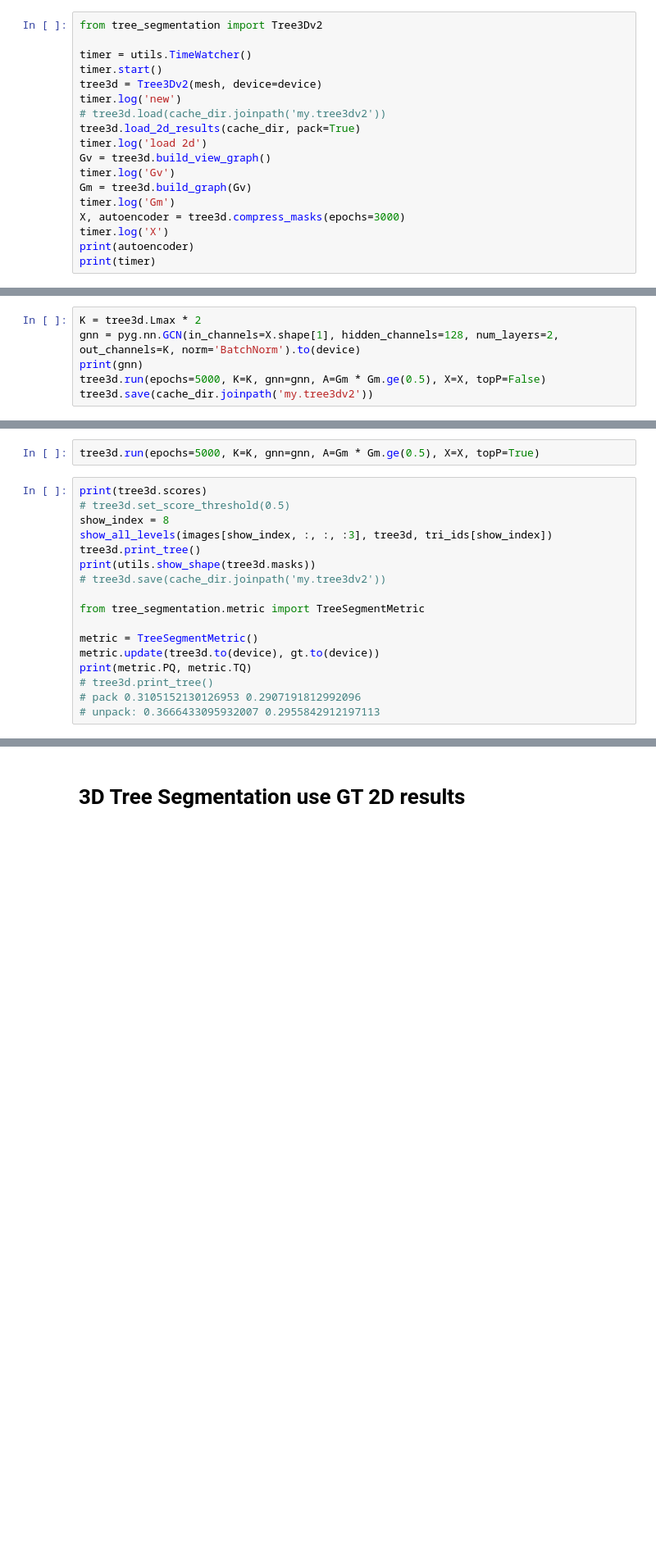
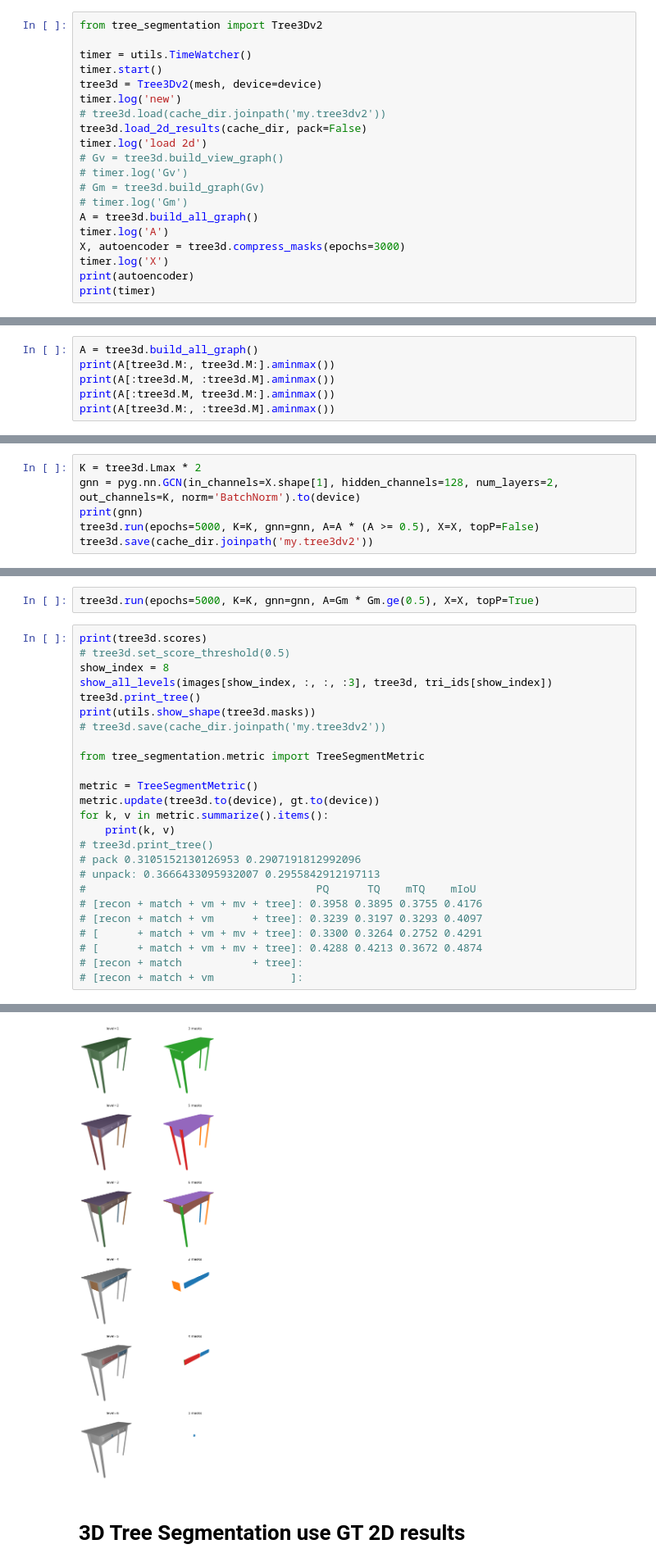
Before and after one commit to dnvtmf/OTS, a Jupyter notebook: notebooks/PartNet.ipynb, the cells around one changed output, grey strips where cells are left out. Shown at 82% size. Drawn from its saved outputs; the diff is of its cells as text; blank space fills up the shorter version.

```diff
--- a/notebooks/PartNet.ipynb
+++ b/notebooks/PartNet.ipynb
@@ -296,12 +317,14 @@ timer.start()
 tree3d = Tree3Dv2(mesh, device=device)
 timer.log('new')
 # tree3d.load(cache_dir.joinpath('my.tree3dv2'))
-tree3d.load_2d_results(cache_dir, pack=True)
+tree3d.load_2d_results(cache_dir, pack=False)
 timer.log('load 2d')
-Gv = tree3d.build_view_graph()
-timer.log('Gv')
-Gm = tree3d.build_graph(Gv)
-timer.log('Gm')
+# Gv = tree3d.build_view_graph()
+# timer.log('Gv')
+# Gm = tree3d.build_graph(Gv)
+# timer.log('Gm')
+A = tree3d.build_all_graph()
+timer.log('A')
 X, autoencoder = tree3d.compress_masks(epochs=3000)
 timer.log('X')
 print(autoencoder)
@@ -308,0 +350,6 @@ print(timer)
+# %%
+A = tree3d.build_all_graph()
+print(A[tree3d.M:, tree3d.M:].aminmax())
+print(A[:tree3d.M, :tree3d.M].aminmax())
+print(A[:tree3d.M, tree3d.M:].aminmax())
+print(A[tree3d.M:, :tree3d.M].aminmax())
@@ -310,5 +370,5 @@ print(timer)
 K = tree3d.Lmax * 2
 gnn = pyg.nn.GCN(in_channels=X.shape[1], hidden_channels=128, num_layers=2, out_channels=K, norm='BatchNorm').to(device)
 print(gnn)
-tree3d.run(epochs=5000, K=K, gnn=gnn, A=Gm * Gm.ge(0.5), X=X, topP=False)
+tree3d.run(epochs=5000, K=K, gnn=gnn, A=A * (A >= 0.5), X=X, topP=False)
 tree3d.save(cache_dir.joinpath('my.tree3dv2'))
@@ -327,7 +405,16 @@ from tree_segmentation.metric import TreeSegmentMetric
 
 metric = TreeSegmentMetric()
 metric.update(tree3d.to(device), gt.to(device))
-print(metric.PQ, metric.TQ)
+for k, v in metric.summarize().items():
+    print(k, v)
 # tree3d.print_tree()
 # pack 0.3105152130126953 0.2907191812992096
 # unpack: 0.3666433095932007 0.2955842912197113
+#                                    PQ      TQ    mTQ    mIoU
+# [recon + match + vm + mv + tree]: 0.3958 0.3895 0.3755 0.4176
+# [recon + match + vm      + tree]: 0.3239 0.3197 0.3293 0.4097
+# [      + match + vm + mv + tree]: 0.3300 0.3264 0.2752 0.4291
+# [      + match + vm + mv + tree]: 0.4288 0.4213 0.3672 0.4874
+# [recon + match           + tree]:
+# [recon + match + vm            ]:
+# %% [output]
@@ -334,3 +454,4 @@ print(metric.PQ, metric.TQ)
+[figure, added]
 # %% [markdown]
 # 3D Tree Segmentation use GT 2D results
 # %%
```
Also changed, not shown: parts of 20 cells of this notebook, 11 other files.
